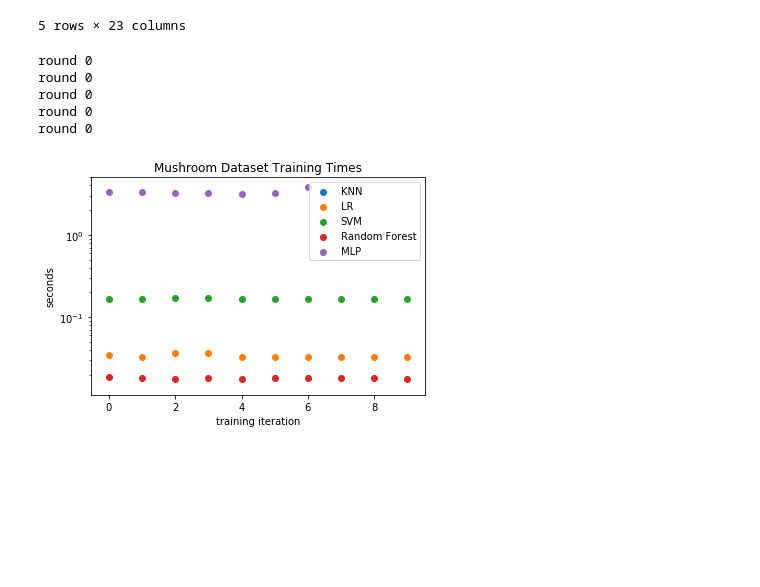
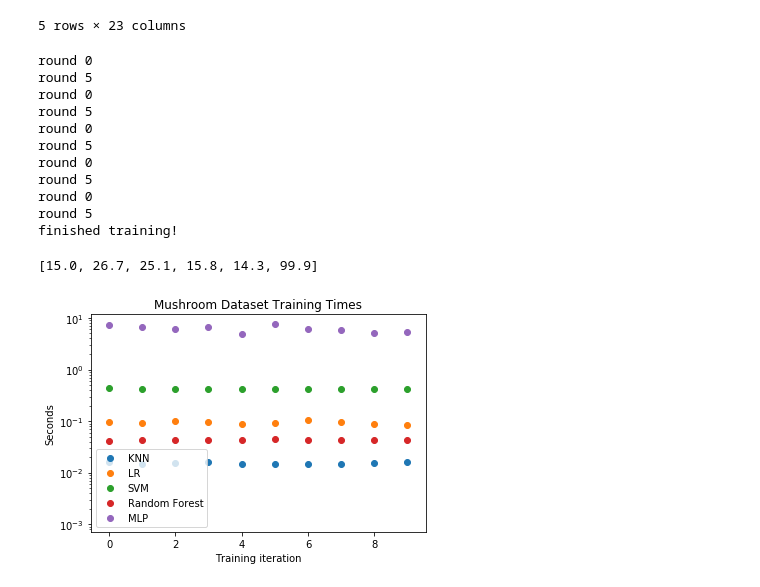
Before and after one commit to jalling97/EECE5643_ML_Algo_Analysis, a Jupyter notebook: mushroom/mushroom_train.ipynb, the cells around one changed output. Saved outputs shown, nothing was run; the diff lists cells and outputs as text; code cells hidden in the pictures; blank space fills up the shorter version.

```diff
--- a/mushroom/mushroom_train.ipynb
+++ b/mushroom/mushroom_train.ipynb
@@ -80,17 +82,17 @@ def logistic_regression_trainer(features,labels,train_count):
     lr = LogisticRegression()
     train_times = []
     for ii in range(train_count):
-        f_train,_,_,l_train,_,_ = split_features(features,labels)
+        f_train,f_test,l_train,l_test = split_features(features,labels)
         t0 = time()
         lr.fit(f_train,l_train)
         t1 = time()
         train_times.append(t1-t0)
 
         #print update
-        if ii % 10 == 0:
+        if ii % 5 == 0:
             print('round %d' % (ii))
 
-    return train_times
+    return lr, f_test, l_test, train_times
 
 #train_times = logistic_regression_trainer(features,labels,train_count=10)
 #print("done!")
@@ -99,17 +101,17 @@ def multilayer_perceptron_trainer(features,labels,train_count):
     MLP = MLPClassifier()
     train_times = []
     for ii in range(train_count):
-        f_train,_,_,l_train,_,_ = split_features(features,labels)
+        f_train,f_test,l_train,l_test = split_features(features,labels)
         t0 = time()
         MLP.fit(f_train,l_train)
         t1 = time()
         train_times.append(t1-t0)
 
         #print update
-        if ii % 10 == 0:
+        if ii % 5 == 0:
             print('round %d' % (ii))
 
-    return train_times
+    return MLP, f_test, l_test, train_times
 
 #train_times = multilayer_perceptron_trainer(features,labels,train_count=10)
 #print("done!")
@@ -118,44 +120,62 @@ def random_forest_trainer(features,labels,train_count):
     rf = RandomForestClassifier()
     train_times = []
     for ii in range(train_count):
-        f_train,_,_,l_train,_,_ = split_features(features,labels)
+        f_train,f_test,l_train,l_test = split_features(features,labels)
         t0 = time()
         rf.fit(f_train,l_train)
         t1 = time()
         train_times.append(t1-t0)
 
         #print update
-        if ii % 10 == 0:
+        if ii % 5 == 0:
             print('round %d' % (ii))
 
-    return train_times
+    return rf, f_test, l_test, train_times
 
 #train_times = random_forest_trainer(features,labels,train_count=10)
 #print("done!")
 # %%
-knn_times = knn_trainer(features,labels,train_count=10)
-lr_times = logistic_regression_trainer(features,labels,train_count=10)
-svm_times = svm_trainer(features,labels,train_count=10)
-rf_times = random_forest_trainer(features,labels,train_count=10)
-mlp_times = multilayer_perceptron_trainer(features,labels,train_count=7)
+nom_util = psutil.cpu_percent(interval=1)
+KNN, knn_f_test, knn_l_test, knn_times = knn_trainer(features,labels,train_count=10)
+knn_util = psutil.cpu_percent(interval=None)
+LR, lr_f_test, lr_l_test, lr_times = logistic_regression_trainer(features,labels,train_count=10)
+lr_util = psutil.cpu_percent(interval=None)
+SVM, svm_f_test, svm_l_test, svm_times = svm_trainer(features,labels,train_count=10)
+svm_util = psutil.cpu_percent(interval=None)
+RF, rf_f_test, rf_l_test, rf_times = random_forest_trainer(features,labels,train_count=10)
+rf_util = psutil.cpu_percent(interval=None)
+MLP, mlp_f_test, mlp_l_test, mlp_times = multilayer_perceptron_trainer(features,labels,train_count=10)
+mlp_util = psutil.cpu_percent(interval=None)
+print('finished training!')
 # %% [output]
 round 0
+round 5
 round 0
+round 5
 round 0
+round 5
 round 0
+round 5
 round 0
+round 5
+finished training!
+# %%
+cpu_array = [nom_util, knn_util, lr_util, svm_util, rf_util, mlp_util]
+print(cpu_array)
+# %% [output]
+[15.0, 26.7, 25.1, 15.8, 14.3, 99.9]
 # %%
 plt.scatter(range(len(knn_times)),knn_times,label="KNN")
 plt.scatter(range(len(lr_times)),lr_times,label="LR")
 plt.scatter(range(len(svm_times)),svm_times,label='SVM')
 plt.scatter(range(len(rf_times)),rf_times,label='Random Forest')
 plt.scatter(range(len(mlp_times)),mlp_times,label='MLP')
 plt.title('Mushroom Dataset Training Times')
 plt.yscale('log')
-plt.xlabel('training iteration')
-plt.ylabel('seconds')
+plt.xlabel('Training iteration')
+plt.ylabel('Seconds')
 plt.legend(loc='best')
 plt.savefig('mushroom_training_times_log.png')
 plt.show()
 # %% [output]
-[figure, old version]
+[figure, new version]
```
Also changed, not shown: parts of 10 cells of this notebook, 9 other files.
